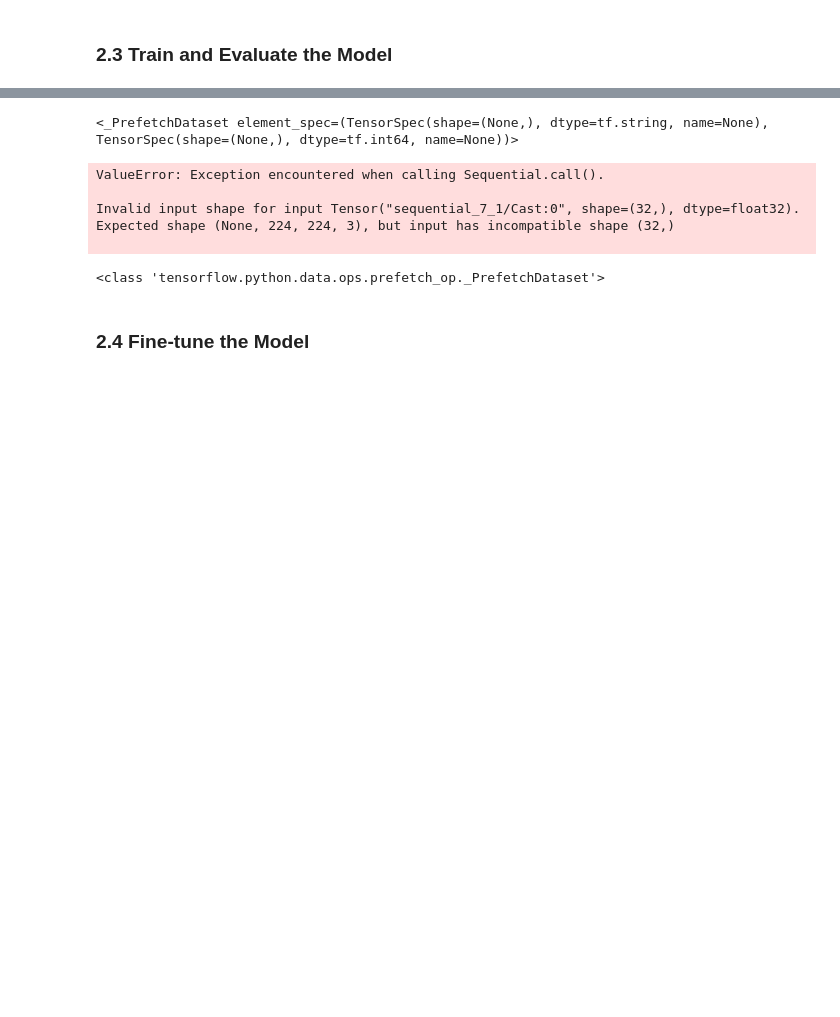
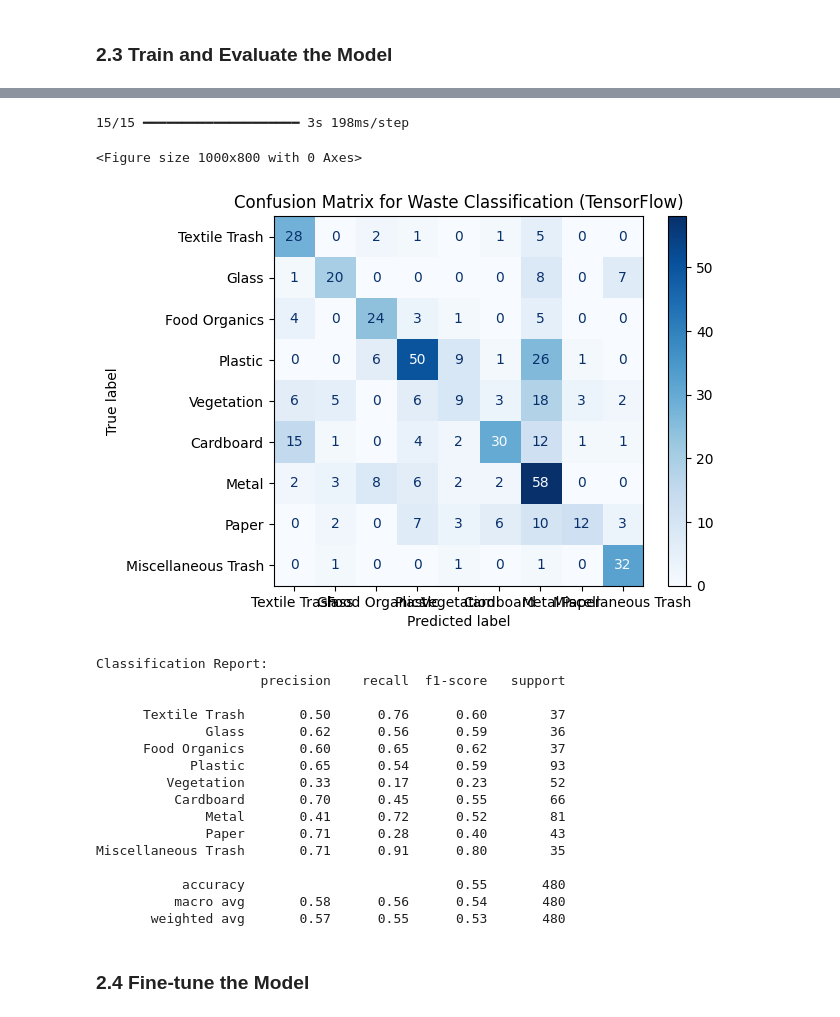
Before and after one commit to HankShorb/FI_Foundations, a Jupyter notebook: c6/m8/waste_management_summative.ipynb, the cells around one changed output, grey strips where cells are left out. Drawn from its saved outputs; the diff is of its cells as text; code cells hidden in the pictures; blank space fills up the shorter version.

```diff
--- a/c6/m8/waste_management_summative.ipynb
+++ b/c6/m8/waste_management_summative.ipynb
@@ -478,7 +476,7 @@ dropout_layer = tf.keras.layers.Dropout(0.3)
 prediction_layer = tf.keras.layers.Dense(num_classes, activation='softmax')
 
 # Create the final model
-model = tf.keras.Sequential([
+cv_model = tf.keras.Sequential([
     base_model,
     global_average_layer,
     dropout_layer,
@@ -492,11 +490,11 @@ model = tf.keras.Sequential([
 # - Implement regularization to prevent overfitting
 # - Monitor training and validation metrics
 
-model.compile(optimizer='adam',
+cv_model.compile(optimizer='adam',
               loss='categorical_crossentropy',
               metrics=['accuracy', 'precision', 'recall'])
 
-history = model.fit(train_ds,
+cv_history = cv_model.fit(train_ds,
           validation_data=validation_ds,
-          epochs=15)
+          epochs=10)
 # %% [output]
@@ -520,41 +521,62 @@ Epoch 15/15
-# %%
-print(test_dataset)
-# %% [output]
-<_PrefetchDataset element_spec=(TensorSpec(shape=(None,), dtype=tf.string, name=None), TensorSpec(shape=(None,), dtype=tf.int64, name=None))>
 # %%
 # TODO: Evaluate model performance
 # - Calculate accuracy on test set
 # - Generate confusion matrix
 # - Analyze error patterns
 
-cv_test_predictions = model.predict(test_dataset)
+categories = descriptions_df['category'].unique()
+
+all_features = []
+all_labels = []
+
+# Iterate through the dataset
+for features_batch, labels_batch in test_dataset:
+    all_features.append(features_batch.numpy())
+    all_labels.append(labels_batch.numpy())
+
+# Convert lists to NumPy arrays
+features_for_evaluation = np.concatenate(all_features, axis=0)
+labels_for_evaluation = np.concatenate(all_labels, axis=0)
+
+cv_test_predictions = cv_model.predict(features_for_evaluation)
 cv_y_pred = cv_test_predictions.argmax(axis=1)
 
-cv_y_true = [labels.numpy() for _, labels in test_dataset.unbatch()]
+cv_y_true = np.argmax(labels_for_evaluation, axis=1)
 
 # Create and visualize the confusion matrix
 cm = confusion_matrix(cv_y_true, cv_y_pred)
 plt.figure(figsize=(10, 8))
 disp = ConfusionMatrixDisplay(confusion_matrix=cm, display_labels=categories)
 disp.plot(cmap='Blues', values_format='d')
 plt.title('Confusion Matrix for Waste Classification (TensorFlow)')
 plt.grid(False)
 plt.show()
 
 # Create classification report
 report_str = classification_report(cv_y_true, cv_y_pred, target_names=categories)
 report = classification_report(cv_y_true, cv_y_pred, target_names=categories, output_dict=True)
 print("\nClassification Report:")
 print(report_str)
 # %% [output]
-ValueError: Exception encountered when calling Sequential.call().
-
-Invalid input shape for input Tensor("sequential_7_1/Cast:0", shape=(32,), dtype=float32). Expected shape (None, 224, 224, 3), but input has incompatible shape (32,)
-
+15/15 ━━━━━━━━━━━━━━━━━━━━ 3s 198ms/step
+<Figure size 1000x800 with 0 Axes>
+[figure, added]
+Classification Report:
+                     precision    recall  f1-score   support
+
+      Textile Trash       0.50      0.76      0.60        37
+              Glass       0.62      0.56      0.59        36
+      Food Organics       0.60      0.65      0.62        37
+            Plastic       0.65      0.54      0.59        93
+         Vegetation       0.33      0.17      0.23        52
+          Cardboard       0.70      0.45      0.55        66
+              Metal       0.41      0.72      0.52        81
+              Paper       0.71      0.28      0.40        43
+Miscellaneous Trash       0.71      0.91      0.80        35
+
+           accuracy                           0.55       480
+          macro avg       0.58      0.56      0.54       480
+       weighted avg       0.57      0.55      0.53       480
-# %%
-print(type(train_ds))
-# %% [output]
-<class 'tensorflow.python.data.ops.prefetch_op._PrefetchDataset'>
 # %% [markdown]
 ### 2.4 Fine-tune the Model
 # %%
```
Also changed, not shown: parts of 6 cells of this notebook.
